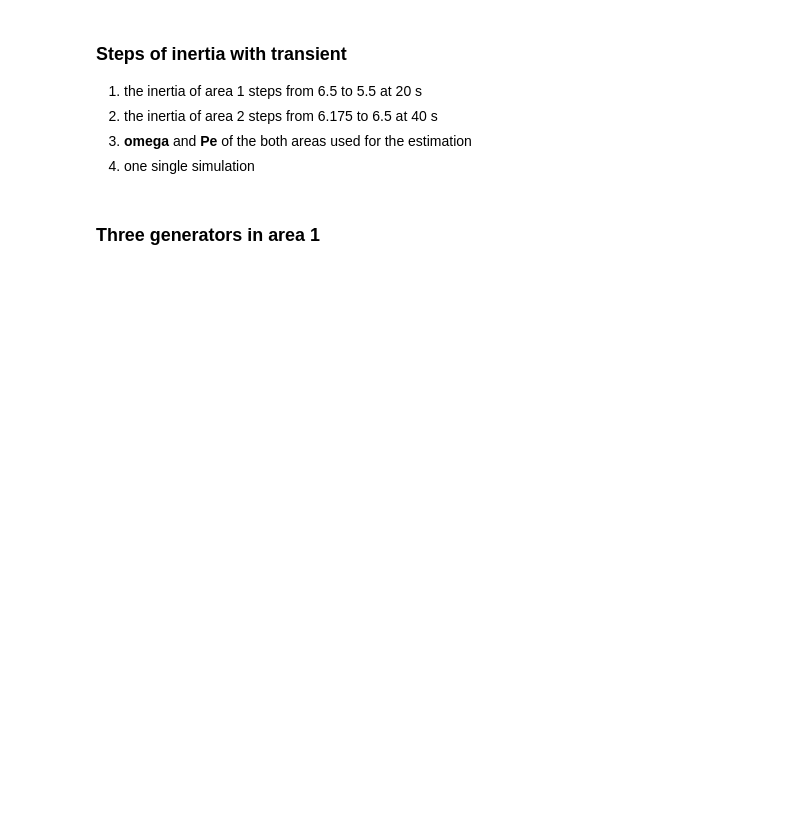
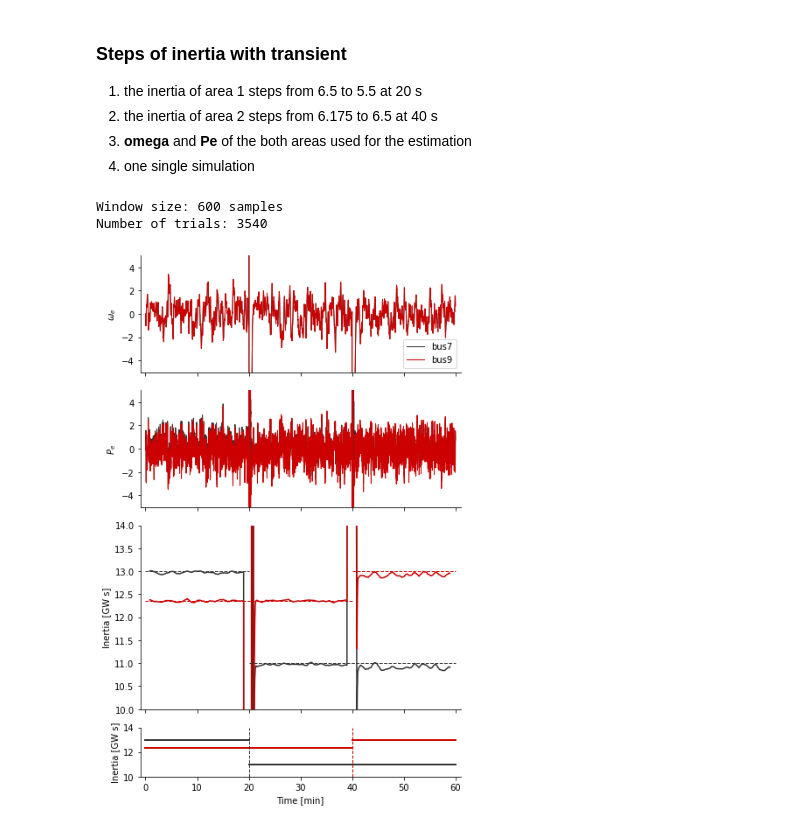
Before and after one commit to danielelinaro/inertia, a Jupyter notebook: notebooks/Inertia_estimation_two-area_multi_area.ipynb, the cells around one changed output. Saved outputs shown, nothing was run; the diff lists cells and outputs as text; code cells hidden in the pictures; blank space fills up the shorter version.

```diff
--- a/notebooks/Inertia_estimation_two-area_multi_area.ipynb
+++ b/notebooks/Inertia_estimation_two-area_multi_area.ipynb
@@ -302,12 +342,17 @@ fig.savefig('multi_area_prediction_step_H.pdf')
 1. one single simulation
 # %%
 data_file = data_dir + '/inertia_steps.h5'
-bus_IDs = [7, 9]
+
+H_values = [
+    [6.5, 6.5, 6.175, 6.175],
+    [5.5, 5.5, 6.175, 6.175],
+    [5.5, 5.5, 6.500, 6.500]
+]
 
 window_dur = 60
 window_step = 10
 
-var_names = [var_name.format(bus_ID) for bus_ID in bus_IDs for var_name in ['omegael_bus{}', 'Pe_bus{}']]
+var_names = [var_name.format(bus_ID) for bus_ID in (7,9) for var_name in ['omegael_bus{}', 'Pe_bus{}']]
 data_mean = {var_name: x_train_mean[k] for k,var_name in enumerate(var_names)}
 data_std = {var_name: x_train_std[k] for k,var_name in enumerate(var_names)}
 
@@ -321,6 +366,9 @@ t, _, data_normalized, data_sliding, _ = load_data_slide([data_file],
 
 dt = np.diff(t[:2])[0]
 time, inertia, _ = predict(model, data_sliding, window_step, dt)
+# %% [output]
+Window size: 600 samples
+Number of trials: 3540
 # %%
 fig = plt.figure(figsize = (6,9))
 gs = fig.add_gridspec(8, 1)
@@ -331,46 +379,47 @@ ax = [
     fig.add_subplot(gs[-1,0])
 ]
 
 ds = 5
 ax[0].plot(t[::ds] / 60, data_normalized['omegael_bus7'][::ds], color=col[0], lw=1, label='bus7')
 ax[0].plot(t[::ds] / 60, data_normalized['omegael_bus9'][::ds], color=col[1], lw=1, label='bus9')
 ax[1].plot(t[::ds] / 60, data_normalized['Pe_bus7'][::ds], color=col[0], lw=1)
 ax[1].plot(t[::ds] / 60, data_normalized['Pe_bus9'][::ds], color=col[1], lw=1)
 ax[0].set_ylim([-5,5])
 ax[1].set_ylim([-5,5])
 
+ylim = [func(H_values[1][:2]) - 1, func(H_values[2][2:]) + 1]
 ax[2].plot(time[::ds] / 60, inertia[::ds,0], color=col[0])
 ax[2].plot(time[::ds] / 60, inertia[::ds,1], color=col[1])
-ax[2].set_ylim([4.5,7.5])
-ax[2].plot([0, 20], 6.5 + np.zeros(2), '--', color=col[0], lw=1)
-ax[2].plot([20, 60], 5.5 + np.zeros(2), '--', color=col[0], lw=1)
-ax[2].plot([0, 40], 6.175 + np.zeros(2), '--', color=col[1], lw=1)
-ax[2].plot([40, 60], 6.5 + np.zeros(2), '--', color=col[1], lw=1)
+ax[2].set_ylim(ylim)
+ax[2].plot([0, 20], func(H_values[0][:2]) + np.zeros(2), '--', color=col[0], lw=1)
+ax[2].plot([20, 60], func(H_values[1][:2]) + np.zeros(2), '--', color=col[0], lw=1)
+ax[2].plot([0, 40], func(H_values[0][2:]) + np.zeros(2), '--', color=col[1], lw=1)
+ax[2].plot([40, 60], func(H_values[2][2:]) + np.zeros(2), '--', color=col[1], lw=1)
 
-ax[3].plot([0, 20], 6.5 + np.zeros(2), '-', color=col[0], lw=2)
-ax[3].plot([20, 60], 5.5 + np.zeros(2), '-', color=col[0], lw=2)
-ax[3].plot([0, 40], 6.175 + np.zeros(2), '-', color=col[1], lw=2)
-ax[3].plot([40, 60], 6.5 + np.zeros(2), '-', color=col[1], lw=2)
-ax[3].plot(20 + np.zeros(2), [4.5, 7.5], '--', color=col[0], lw=1)
-ax[3].plot(40 + np.zeros(2), [4.5, 7.5], '--', color=col[1], lw=1)
-ax[3].set_ylim([4.5,7.5])
+ax[3].plot([0, 20], func(H_values[0][:2]) + np.zeros(2), '-', color=col[0], lw=2)
+ax[3].plot([20, 60], func(H_values[1][:2]) + np.zeros(2), '-', color=col[0], lw=2)
+ax[3].plot([0, 40], func(H_values[0][2:]) + np.zeros(2), '-', color=col[1], lw=2)
+ax[3].plot([40, 60], func(H_values[2][2:]) + np.zeros(2), '-', color=col[1], lw=2)
+ax[3].plot(20 + np.zeros(2), ylim, '--', color=col[0], lw=1)
+ax[3].plot(40 + np.zeros(2), ylim, '--', color=col[1], lw=1)
+ax[3].set_ylim(ylim)
 ax[3].set_xlabel('Time [min]')
 
 ax[0].legend(loc='lower right')
 
 for a in ax:
     a.set_xlim([-1,61])
     for side in 'right', 'top':
         a.spines[side].set_visible(False)
     if a != ax[-1]:
         a.set_xticklabels([])
 
 ax[0].set_ylabel(r'$\omega_{e}$')
 ax[1].set_ylabel(r'$P_{e}$')
-ax[2].set_ylabel(r'Inertia [$s^{-1}$]')
-ax[3].set_ylabel(r'Inertia [$s^{-1}$]')
+ax[2].set_ylabel(f'Inertia [{inertia_units}]')
+ax[3].set_ylabel(f'Inertia [{inertia_units}]')
 
 fig.tight_layout()
 fig.savefig('multi_area_prediction_steps_H.pdf')
+# %% [output]
+[figure, added]
-# %% [markdown]
-### Three generators in area 1
```
Also changed, not shown: parts of 18 cells of this notebook, 2 other files.
